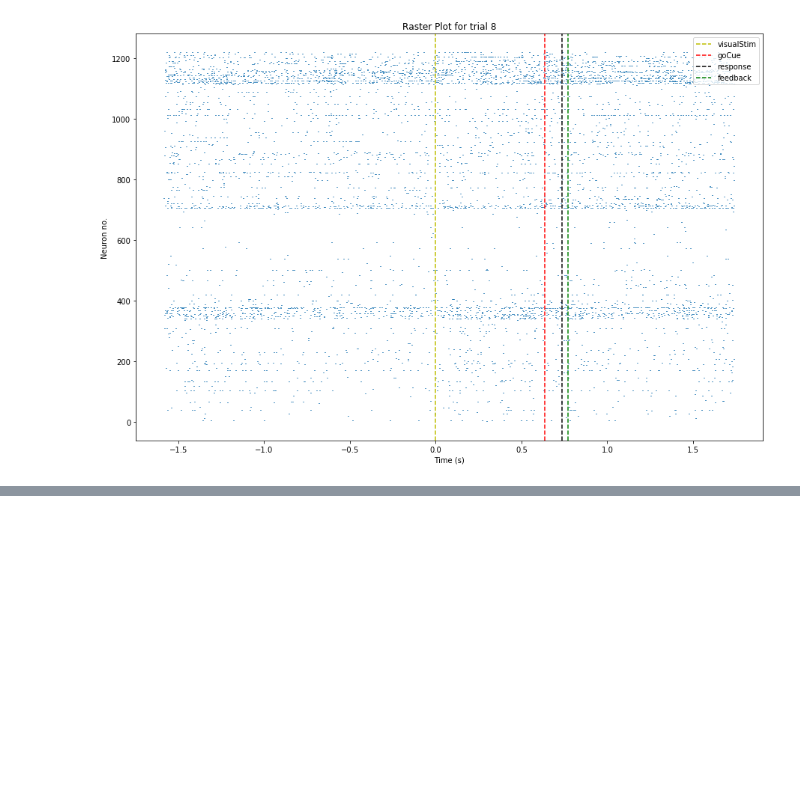
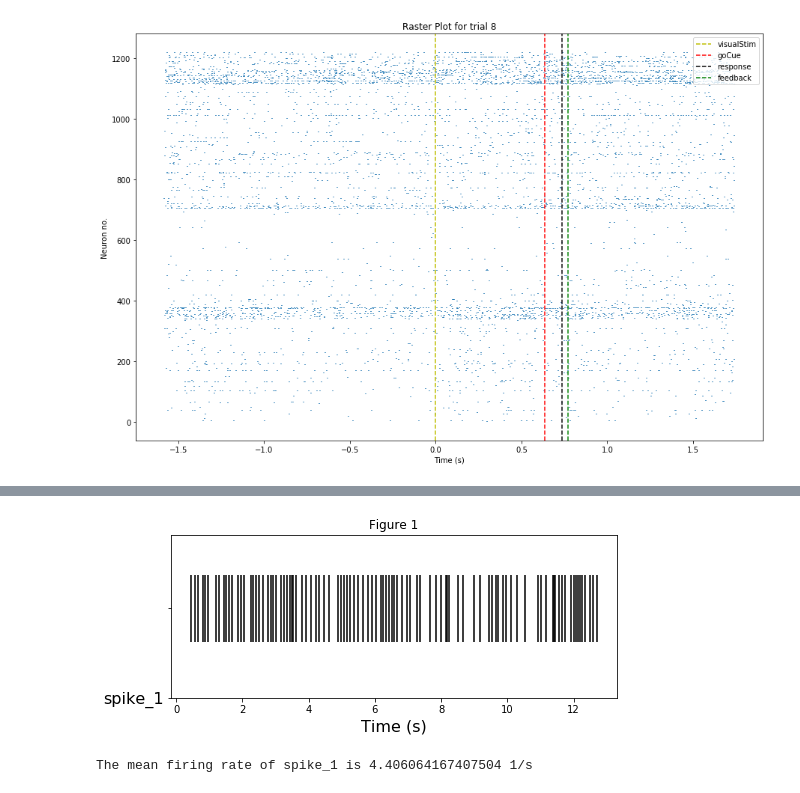
Before and after one commit to tipsyfermion/NMA_Mapping_Brain_Networks_2020, a Jupyter notebook: code/prelimDataTests.ipynb, the cells around one changed output, grey strips where cells are left out. Drawn from its saved outputs; the diff is of its cells as text; code cells hidden in the pictures; blank space fills up the shorter version.

Commit message:
Elephant and Neo Implementation
Introductory usage of Elephant and Neo to group clusters for easier analysis. W

```diff
--- a/code/prelimDataTests.ipynb
+++ b/code/prelimDataTests.ipynb
@@ -107,0 +106,2 @@ array([63.62583906, 73.98820023])
+# %%
+spike_1 = SpikeTrain(tDat['cluster_spikes'][0][1:1000]*s, t_stop = np.max(tDat['cluster_spikes'][0][1:1000])*s)
@@ -107,0 +131,8 @@ array([63.62583906, 73.98820023])
+# %%
+plt.figure(figsize=(8, 3))
+plt.eventplot([spike_1[1:100]], linelengths=0.75, color='black')
+plt.xlabel('Time (s)', fontsize=16)
+plt.yticks([0,1], labels=["spike_1"], fontsize=16)
+plt.title("Figure 1");
+# %% [output]
+[figure, added]
@@ -107,0 +141,4 @@ array([63.62583906, 73.98820023])
+# %%
+print("The mean firing rate of spike_1 is", mean_firing_rate(spike_1))
+# %% [output]
+The mean firing rate of spike_1 is 4.406064167407504 1/s
```
Also changed, not shown: parts of 20 cells of this notebook.
